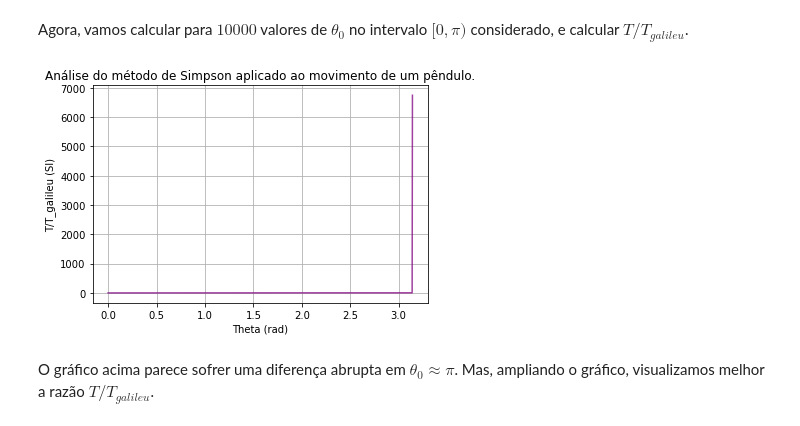
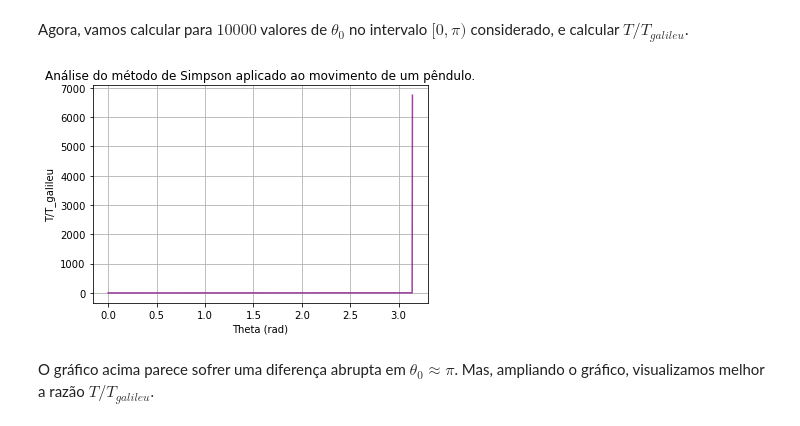
Before and after one commit to leonardovaladao/MAP214, a Jupyter notebook: Exercise Programs/EP3.ipynb, the cells around one changed output. Cells and saved outputs as stored; diff of their text form; code cells hidden in the pictures.

```diff
--- a/Exercise Programs/EP3.ipynb
+++ b/Exercise Programs/EP3.ipynb
@@ -265,17 +265,17 @@ Tt = [(4 * np.sqrt(l/g) * simpson(func, t, N, 0, np.pi/2)) / Tg
 # %%
 # Montar gráfico de T/Tg
 
 plt.plot(tetas, Tt,
         alpha=0.75, color='purple')
 
 plt.title('Análise do método de Simpson aplicado ao movimento de um pêndulo.')
 plt.xlabel('Theta (rad)')
-plt.ylabel('T/T_galileu (SI)')
+plt.ylabel('T/T_galileu')
 
 plt.grid()
 plt.show()
 # %% [output]
-[figure, old version]
+[figure, new version]
 # %% [markdown]
 O gráfico acima parece sofrer uma diferença abrupta em $\theta_0\approx\pi$. Mas, ampliando o gráfico, visualizamos melhor a razão $T/T_{galileu}$.
 # %%
```
Also changed, not shown: parts of 17 cells of this notebook.
